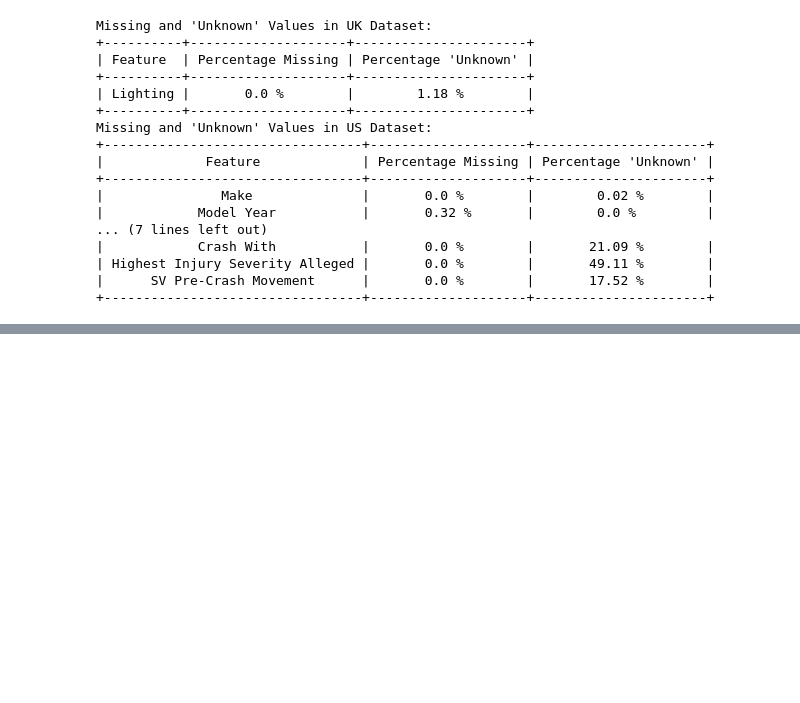
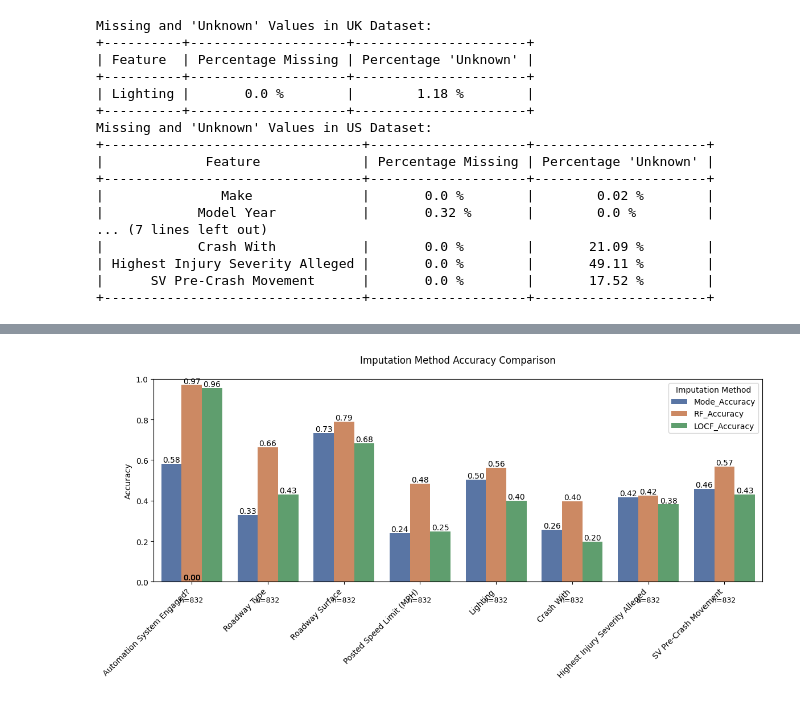
Before and after one commit to mhnrirfan/ML-AI-Risk-Analysis-AV-Data-, a Jupyter notebook: Cleaning, EDA, FE/Feature_Engineering.ipynb, the cells around one changed output, grey strips where cells are left out. Drawn from its saved outputs; the diff is of its cells as text; code cells hidden in the pictures; blank space fills up the shorter version.

```diff
--- a/Cleaning, EDA, FE/Feature_Engineering.ipynb
+++ b/Cleaning, EDA, FE/Feature_Engineering.ipynb
@@ -1319,0 +371,20 @@ plt.show()
+# %%
+# Evaluate all methods
+results_df = evaluate_all_imputations(
+    US_data,
+    cols_to_impute,
+    test_size=0.2
+)
+
+# Production imputation using best method per column
+final_imputed = US_data.copy()
+for _, row in results_df.iterrows():
+    col = row['Column']
+    best_method = row[['Mode_Accuracy', 'RF_Accuracy', 'LOCF_Accuracy']].idxmax()
+
+    if 'Mode' in best_method:
+        final_imputed = mode_impute(final_imputed, [col])
+    elif 'RF' in best_method:
+        final_imputed = rf_impute(final_imputed, [col])
+    else:
+        final_imputed = locf_impute(final_imputed, [col])
@@ -1319,0 +448,60 @@ plt.show()
+# %%
+import matplotlib.pyplot as plt
+import seaborn as sns
+
+def plot_imputation_results(results_df):
+    plt.figure(figsize=(12, 6))
+
+    # Melt dataframe for seaborn
+    plot_df = results_df.melt(
+        id_vars=['Column', 'Test_Values_Count'],
+        value_vars=['Mode_Accuracy', 'RF_Accuracy', 'LOCF_Accuracy'],
+        var_name='Method',
+        value_name='Accuracy'
+    )
+
+    # Create custom palette
+    palette = {
+        'Mode_Accuracy': '#4c72b0',
+        'RF_Accuracy': '#dd8452',
+        'LOCF_Accuracy': '#55a868'
+    }
+
+    # Barplot
+    ax = sns.barplot(
+        data=plot_df,
+        x='Column',
+        y='Accuracy',
+        hue='Method',
+        palette=palette
+    )
+
+    # Annotate sample size
+    for i, col in enumerate(results_df['Column']):
+        count = results_df.loc[results_df['Column'] == col, 'Test_Values_Count'].values[0]
+        ax.text(i, -0.1, f'n={count}', ha='center', fontsize=9)
+
+    plt.title('Imputation Method Accuracy Comparison', pad=20)
+    plt.ylabel('Accuracy')
+    plt.xlabel('')
+    plt.ylim(0, 1)
+    plt.xticks(rotation=45, ha='right')
+    plt.legend(title='Imputation Method')
+    plt.tight_layout()
+
+    # Add value labels
+    for p in ax.patches:
+        ax.annotate(
+            f"{p.get_height():.2f}",
+            (p.get_x() + p.get_width() / 2., p.get_height()),
+            ha='center', va='center',
+            xytext=(0, 5),
+            textcoords='offset points'
+        )
+
+    plt.show()
+
+# Usage
+plot_imputation_results(results_df)
+# %% [output]
+[figure, added]
```
Also changed, not shown: parts of 112 cells of this notebook, 2 other files.
